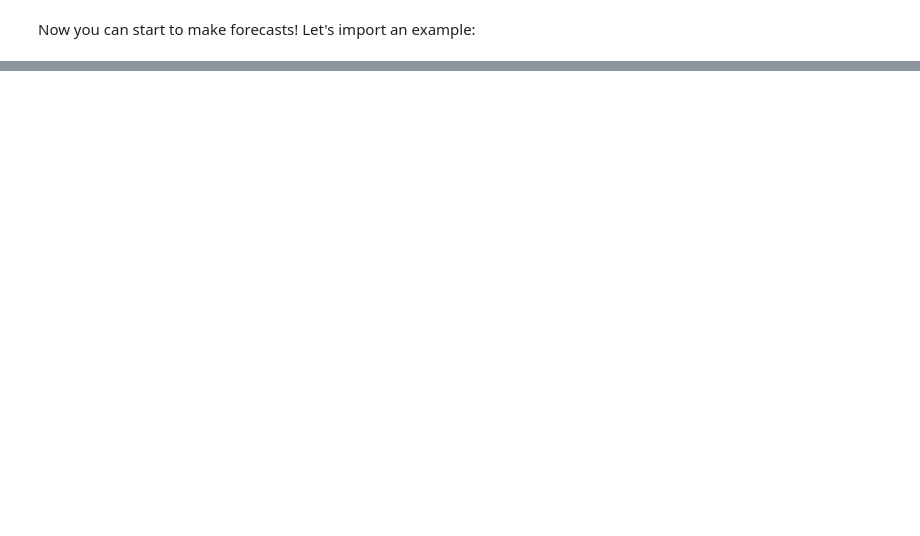
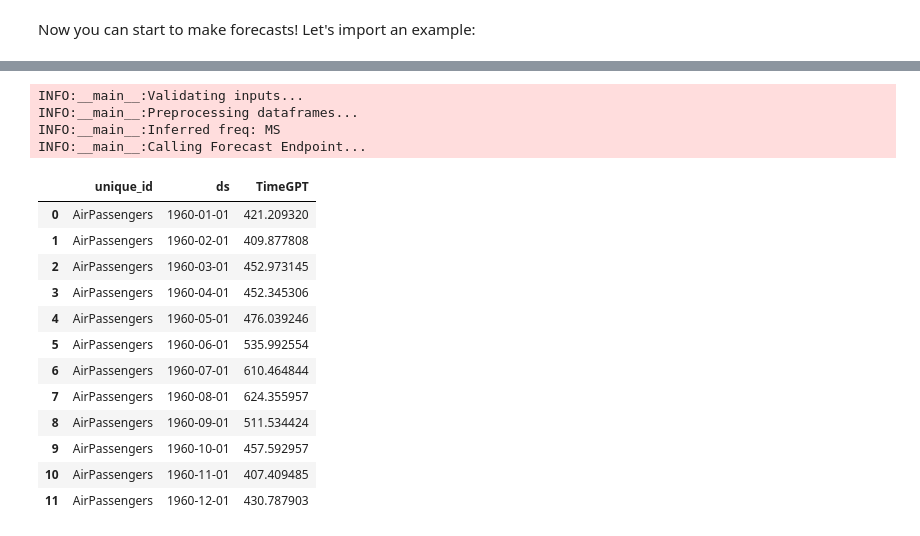
Before and after one commit to Nixtla/nixtla, a Jupyter notebook: nbs/timegpt.ipynb, the cells around one changed output, grey strips where cells are left out. Saved outputs shown, nothing was run; the diff lists cells and outputs as text; code cells hidden in the pictures; blank space fills up the shorter version.

```diff
--- a/nbs/timegpt.ipynb
+++ b/nbs/timegpt.ipynb
@@ -287,26 +287,7 @@ class _TimeGPTModel:
         ):
         self.infer_freq(df=df)
         """Returns Y_df and X_df dataframes in the structure expected by the endpoints."""
-        # add date features logic
-        if isinstance(self.date_features, bool):
-            if self.date_features:
-                self.date_features = date_features_by_freq.get(self.freq)
-                if self.date_features is None:
-                    warnings.warn(
-                        f'Non default date features for {self.freq} '
-                        'please pass a list of date features'
-                    )
-            else:
-                self.date_features = None
 
-        if self.date_features is not None:
-            if isinstance(self.date_features_to_one_hot, bool):
-                if self.date_features_to_one_hot:
-                    self.date_features_to_one_hot = [feat for feat in self.date_features if not callable(feat)]
-                    self.date_features_to_one_hot = None if not self.date_features_to_one_hot else self.date_features_to_one_hot
-                else:
-                    self.date_features_to_one_hot = None
-            df, X_df = self.add_date_features(df=df, X_df=X_df)
         y_cols = ['unique_id', 'ds', 'y']
         Y_df = df[y_cols]
         if Y_df['y'].isna().any():
@@ -353,13 +334,18 @@ class _TimeGPTModel:
             model_params = model_params['data']
         model_params = model_params['detail']
         self.input_size, self.model_horizon = model_params['input_size'], model_params['horizon']
+        if self.h > self.model_horizon:
+            main_logger.warning(
+                'The specified horizon "h" exceeds the model horizon. '
+                'This may lead to less accurate forecasts. '
+                'Please consider using a smaller horizon.'
+            )
 
     def validate_input_size(self, Y_df: pd.DataFrame):
         min_history = Y_df.groupby('unique_id').size().min()
         if min_history < self.input_size + self.model_horizon:
             raise Exception(
                 'Your time series data is too short '
-
                 'Please be sure that your unique time series contain '
                 f'at least {self.input_size + self.model_horizon} observations'
             )
@@ -374,12 +360,6 @@ class _TimeGPTModel:
         main_logger.info('Preprocessing dataframes...')
         Y_df, X_df = self.preprocess_dataframes(df=df, X_df=X_df)
         self.set_model_params()
-        if self.h > self.model_horizon:
-            main_logger.warning(
-                'The specified horizon "h" exceeds the model horizon. '
-                'This may lead to less accurate forecasts. '
-                'Please consider using a smaller horizon.'
-            )
         # restrict input if
         # - we dont want to finetune
         # - we dont have exogenous regegressors
@@ -396,6 +376,8 @@ class _TimeGPTModel:
         if self.finetune_steps > 0 or self.level is not None:
             self.validate_input_size(Y_df=Y_df)
         y, x = self.dataframes_to_dict(Y_df, X_df)
+        print(y, x)
+        print(self.x_cols)
         main_logger.info('Calling Forecast Endpoint...')
         response_timegpt = self.client.timegpt_multi_series(
             y=y,
@@ -409,6 +391,7 @@ class _TimeGPTModel:
         if 'data' in response_timegpt:
             response_timegpt = response_timegpt['data']
         if 'weights_x' in response_timegpt:
+            print(response_timegpt['weights_x'])
             self.weights_x = pd.DataFrame({
                 'features': self.x_cols,
                 'weights': response_timegpt['weights_x'],
@@ -426,7 +409,7 @@ class _TimeGPTModel:
                 level=self.level,
                 clean_ex_first=self.clean_ex_first,
             )
-            fitted_df = pd.DataFrame(**response_timegpt['data']['forecast'])
+            fitted_df = pd.DataFrame(**response_timegpt['forecast'])
             fitted_df = fitted_df.drop(columns='y')
             fcst_df = pd.concat([fitted_df, fcst_df]).sort_values(['unique_id', 'ds'])
         fcst_df = self.transform_outputs(fcst_df)
@@ -477,6 +460,8 @@ class _TimeGPTModel:
         Y_df, X_df = self.preprocess_dataframes(df=df, X_df=None)
         main_logger.info('Calling Cross Validation Endpoint...')
         y, x = self.dataframes_to_dict(Y_df, X_df)
+        print(y, x)
+        print(self.x_cols)
         response_timegpt = self.client.timegpt_multi_series_cross_validation(
             y=y,
             x=x,
@@ -614,6 +599,7 @@ class _TimeGPT:
             raise Exception(
                 'Token not valid, please email ops@nixtla.io'
             )
+        self.weights_x = None
         model = _TimeGPTModel(
             client=self.client,
             h=h,
@@ -696,6 +682,7 @@ class _TimeGPT:
             raise Exception(
                 'Token not valid, please email ops@nixtla.io'
             )
+        self.weights_x = None
         model = _TimeGPTModel(
             client=self.client,
             h=None,
@@ -790,6 +777,7 @@ class _TimeGPT:
             raise Exception(
                 'Token not valid, please email ops@nixtla.io'
             )
+        self.weights_x = None
         model = _TimeGPTModel(
             client=self.client,
             h=h,
@@ -1390,0 +1453,20 @@ for hyp in hyps:
+# %%
+timegpt.forecast(df_train, h=12, finetune_steps=2)
+# %% [output]
+INFO:__main__:Validating inputs...
+INFO:__main__:Preprocessing dataframes...
+INFO:__main__:Inferred freq: MS
+INFO:__main__:Calling Forecast Endpoint...
+|  | unique_id | ds | TimeGPT |
+| 0 | AirPassengers | 1960-01-01 | 421.209320 |
+| 1 | AirPassengers | 1960-02-01 | 409.877808 |
+| 2 | AirPassengers | 1960-03-01 | 452.973145 |
+| 3 | AirPassengers | 1960-04-01 | 452.345306 |
+| 4 | AirPassengers | 1960-05-01 | 476.039246 |
+| 5 | AirPassengers | 1960-06-01 | 535.992554 |
+| 6 | AirPassengers | 1960-07-01 | 610.464844 |
+| 7 | AirPassengers | 1960-08-01 | 624.355957 |
+| 8 | AirPassengers | 1960-09-01 | 511.534424 |
+| 9 | AirPassengers | 1960-10-01 | 457.592957 |
+| 10 | AirPassengers | 1960-11-01 | 407.409485 |
+| 11 | AirPassengers | 1960-12-01 | 430.787903 |
```
Also changed, not shown: parts of 9 cells of this notebook, 1 other file.
